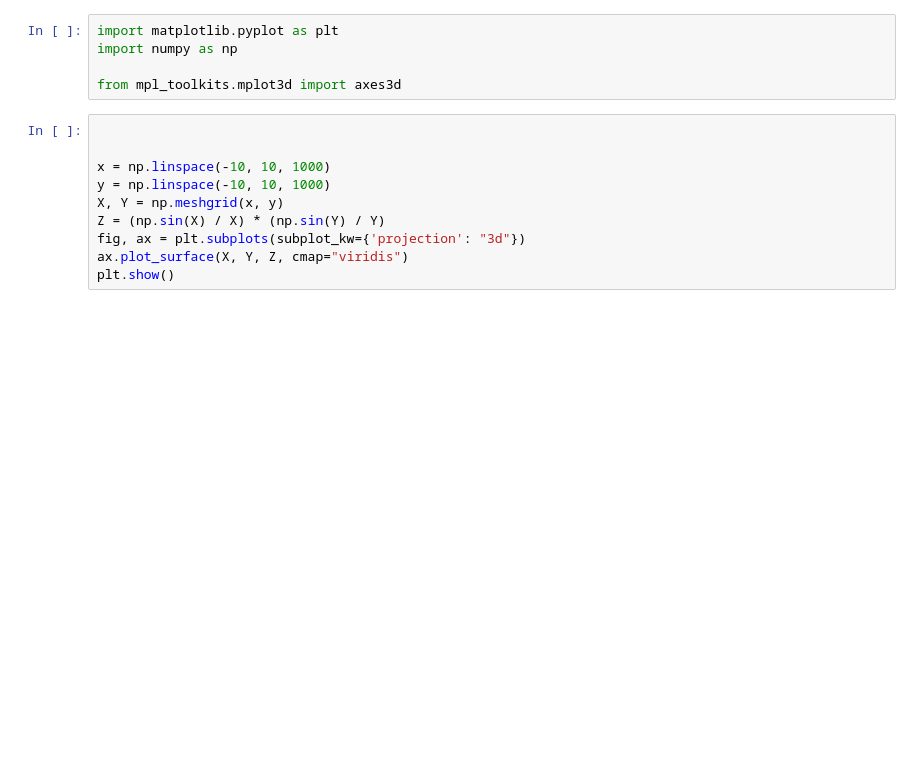
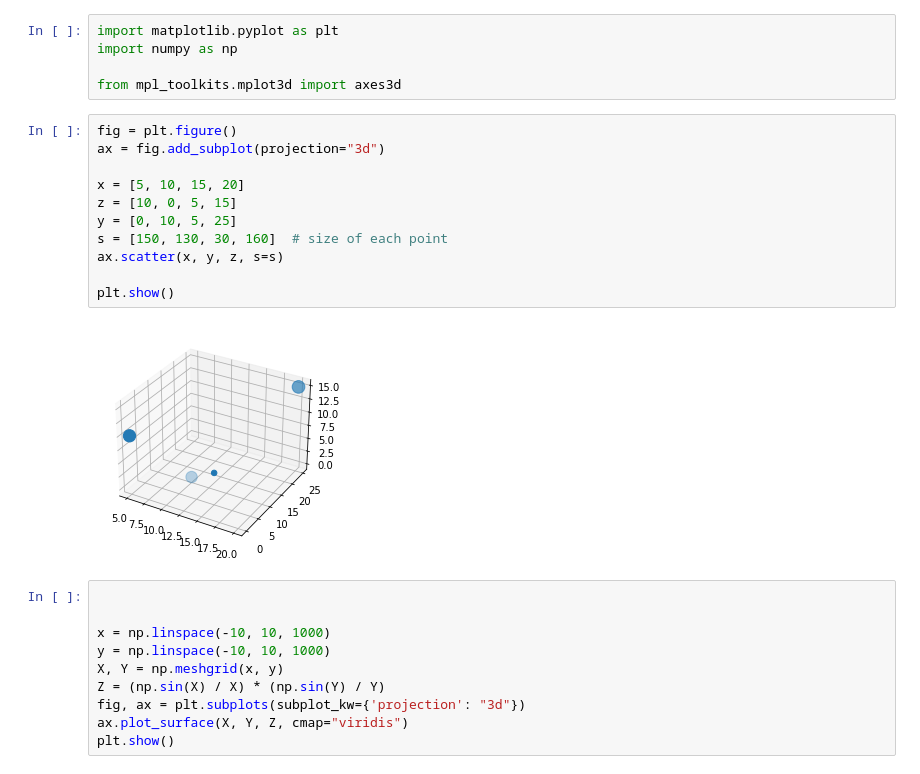
Before and after one commit to Chernegi/ds-tools, a Jupyter notebook: 03_Visualise_3D.ipynb, the cells around one changed output. Drawn from its saved outputs; the diff is of its cells as text; blank space fills up the shorter version.

```diff
--- a/03_Visualise_3D.ipynb
+++ b/03_Visualise_3D.ipynb
@@ -7,6 +7,19 @@ import matplotlib.pyplot as plt
 import numpy as np
 
 from mpl_toolkits.mplot3d import axes3d
+# %%
+fig = plt.figure()
+ax = fig.add_subplot(projection="3d")
+
+x = [5, 10, 15, 20]
+z = [10, 0, 5, 15]
+y = [0, 10, 5, 25]
+s = [150, 130, 30, 160]  # size of each point
+ax.scatter(x, y, z, s=s)
+
+plt.show()
+# %% [output]
+[figure, added]
 # %%
 
 
```
Also changed, not shown: parts of 2 cells of this notebook, 2 other files.
